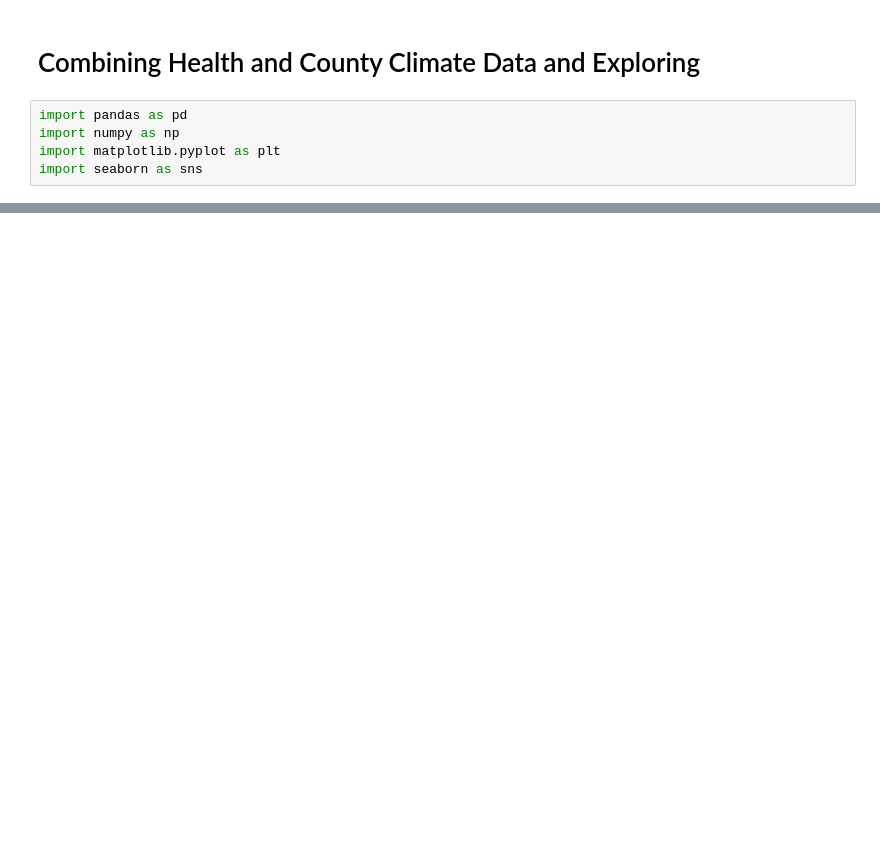
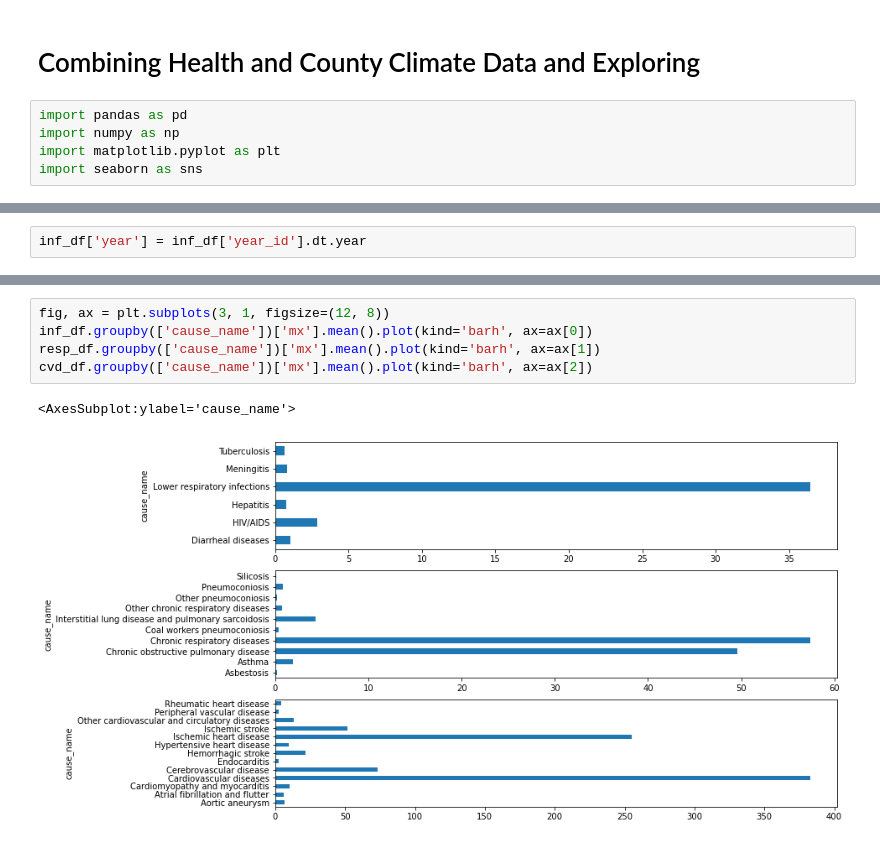
Before and after one commit to calculaterceec/Proj4Team2, a Jupyter notebook: code/KH_DataViz_EDA.ipynb, the cells around one changed output, grey strips where cells are left out. Cells and saved outputs as stored; diff of their text form; blank space fills up the shorter version.

```diff
--- a/code/KH_DataViz_EDA.ipynb
+++ b/code/KH_DataViz_EDA.ipynb
@@ -22,0 +38,2 @@ cvd_df = pd.read_csv('../data/cleaned/cvd_mortality.zip', dtype={'FIPS': object}
+# %%
+inf_df['year'] = inf_df['year_id'].dt.year
@@ -38,0 +46,8 @@ cvd_df
+# %%
+fig, ax = plt.subplots(3, 1, figsize=(12, 8))
+inf_df.groupby(['cause_name'])['mx'].mean().plot(kind='barh', ax=ax[0])
+resp_df.groupby(['cause_name'])['mx'].mean().plot(kind='barh', ax=ax[1])
+cvd_df.groupby(['cause_name'])['mx'].mean().plot(kind='barh', ax=ax[2])
+# %% [output]
+<AxesSubplot:ylabel='cause_name'>
+[figure, added]
```
Also changed, not shown: parts of 14 cells of this notebook, 1 other file.
